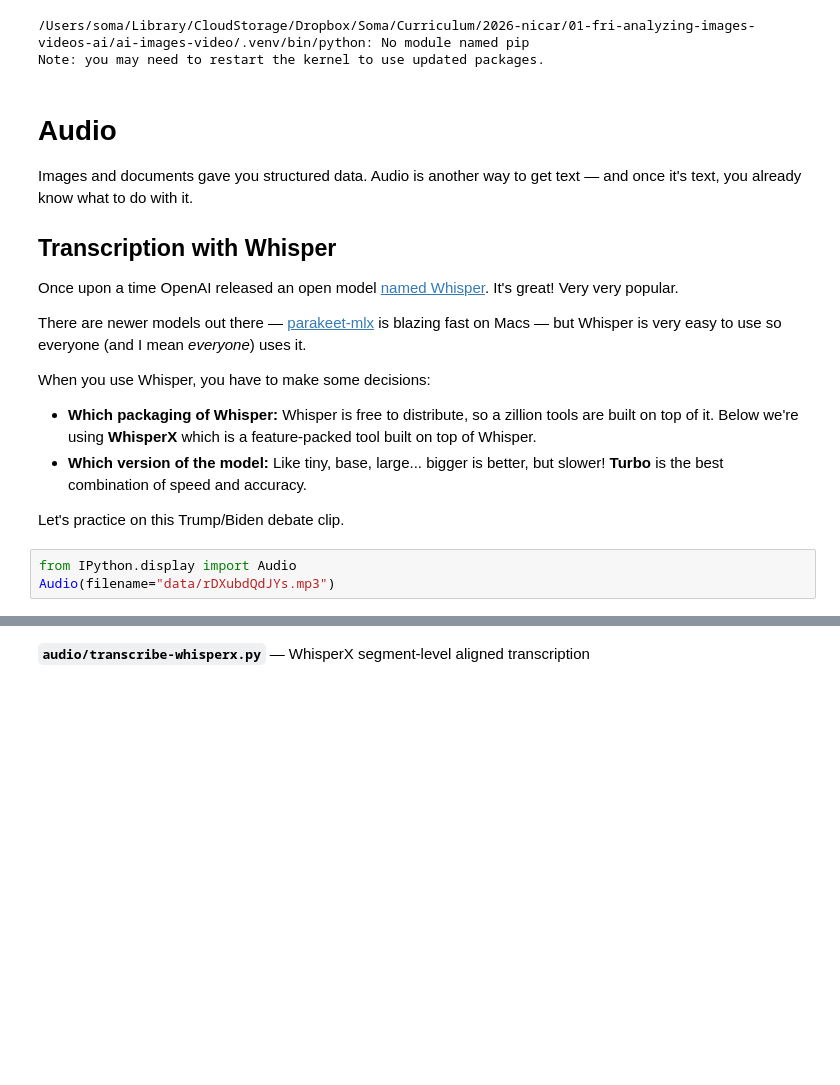
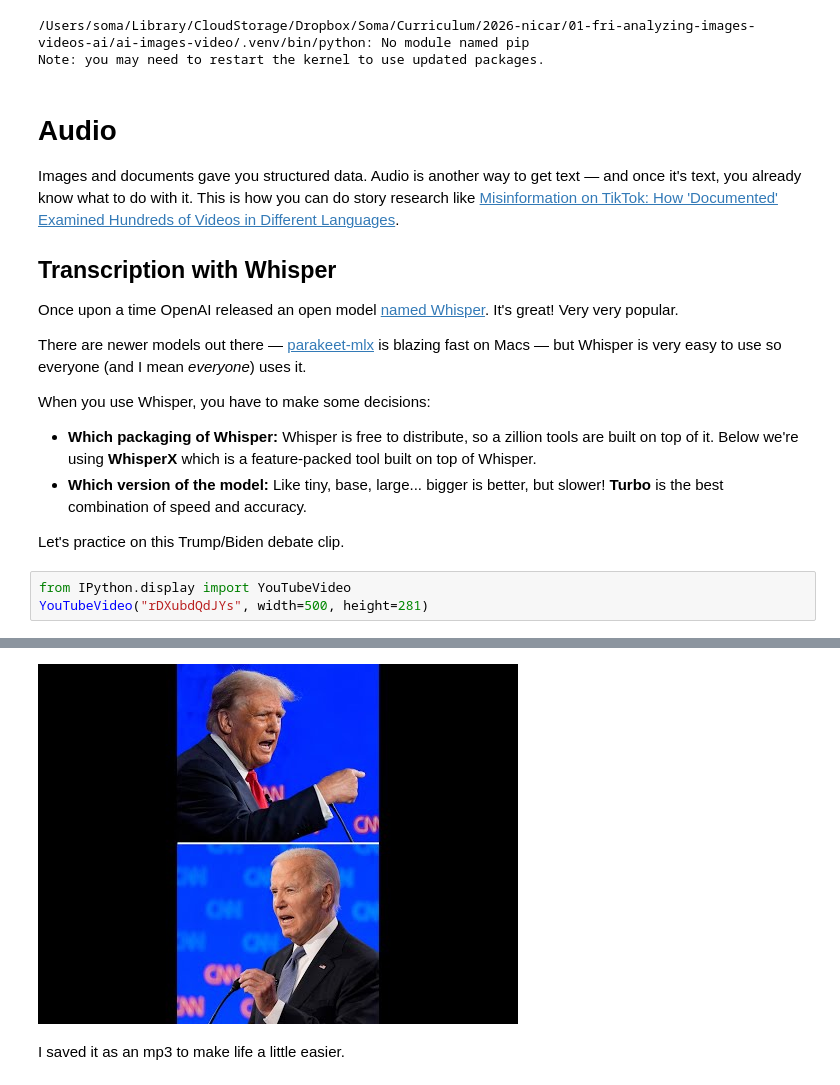
Before and after one commit to jsoma/workshop-ai-images-video, a Jupyter notebook: notebooks/nicar-2026/03-audio.ipynb, the cells around one changed output, grey strips where cells are left out. Drawn from its saved outputs; the diff is of its cells as text; blank space fills up the shorter version.

```diff
--- a/notebooks/nicar-2026/03-audio.ipynb
+++ b/notebooks/nicar-2026/03-audio.ipynb
@@ -35,7 +35,7 @@ Note: you may need to restart the kernel to use updated packages.
 # %% [markdown]
 # Audio
 
-Images and documents gave you structured data. Audio is another way to get text — and once it's text, you already know what to do with it.
+Images and documents gave you structured data. Audio is another way to get text — and once it's text, you already know what to do with it. This is how you can do story research like [Misinformation on TikTok: How 'Documented' Examined Hundreds of Videos in Different Languages](https://pulitzercenter.org/misinformation-tiktok-how-documented-examined-hundreds-videos-different-languages).
 
 ## Transcription with Whisper
 
@@ -50,6 +50,6 @@ When you use Whisper, you have to make some decisions:
 
 Let's practice on this Trump/Biden debate clip.
 # %%
-from IPython.display import Audio
-Audio(filename="data/rDXubdQdJYs.mp3")
+from IPython.display import YouTubeVideo
+YouTubeVideo("rDXubdQdJYs", width=500, height=281)
 # %% [output]
@@ -57,3 +56,4 @@ Audio(filename="data/rDXubdQdJYs.mp3")
+[figure, added]
 # %% [markdown]
-**`audio/transcribe-whisperx.py`** — WhisperX segment-level aligned transcription
+I saved it as an mp3 to make life a little easier.
 # %%
```
Also changed, not shown: parts of 39 cells of this notebook, 25 other files.
